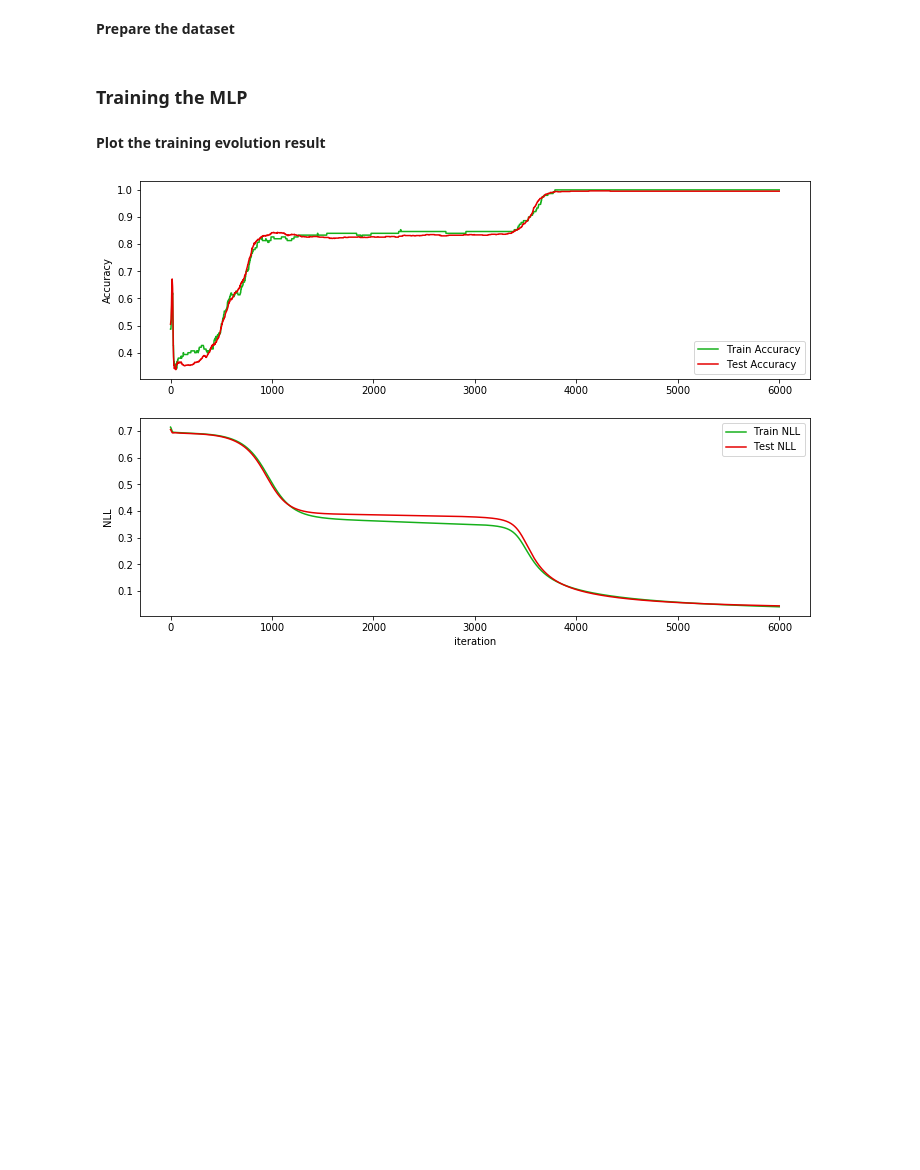
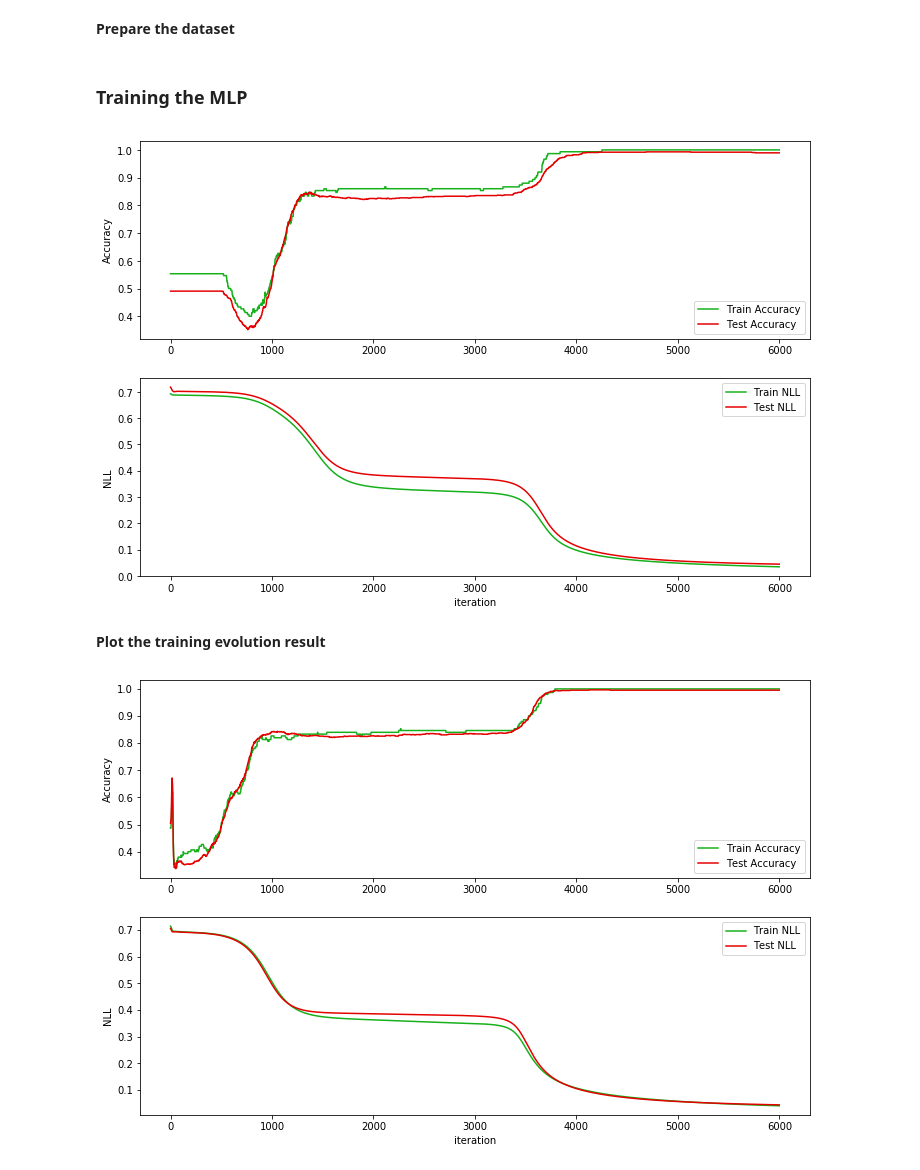
Before and after one commit to AndyTheFactory/NN, a Jupyter notebook: Lab1/Logistic-Regression-and-MLP.ipynb, the cells around one changed output. Cells and saved outputs as stored; diff of their text form; code cells hidden in the pictures; blank space fills up the shorter version.

```diff
--- a/Lab1/Logistic-Regression-and-MLP.ipynb
+++ b/Lab1/Logistic-Regression-and-MLP.ipynb
@@ -412,6 +461,11 @@ def train_MLP(X_train, T_train, X_test, T_test, lr=1e-2, momentum=.9, epochs_no=
     return model, train_nll, train_acc, test_nll, test_acc
 # %%
 model, train_nll, train_acc, test_nll, test_acc = train_MLP(X_train, T_train, X_test, T_test)
+# %%
+plot_evolution(train_acc, test_acc, train_nll, test_nll)
+plt.show()
+# %% [output]
+[figure, added]
 # %% [markdown]
 **Plot the training evolution result**
 # %%
```
Also changed, not shown: parts of 28 cells of this notebook.
